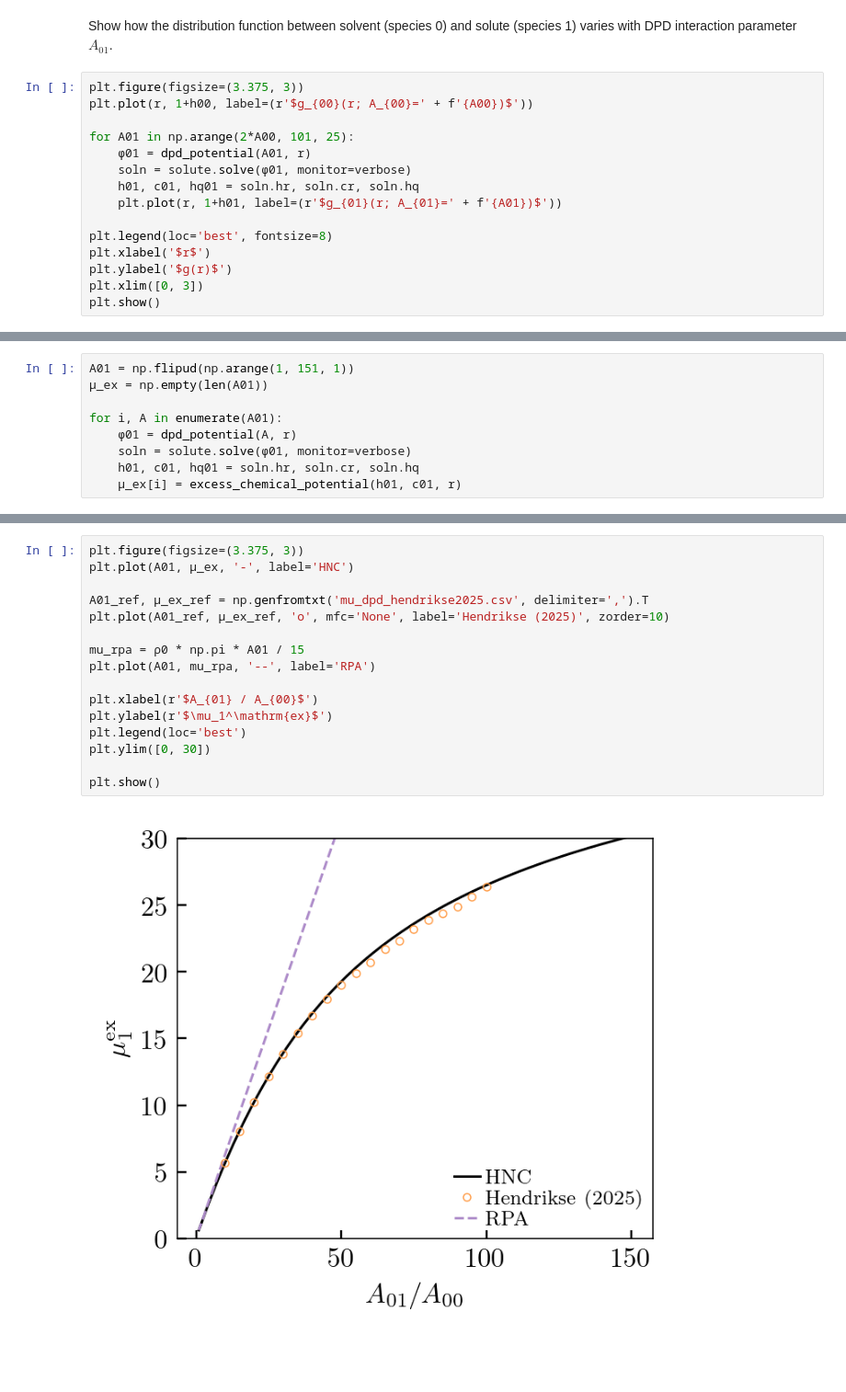
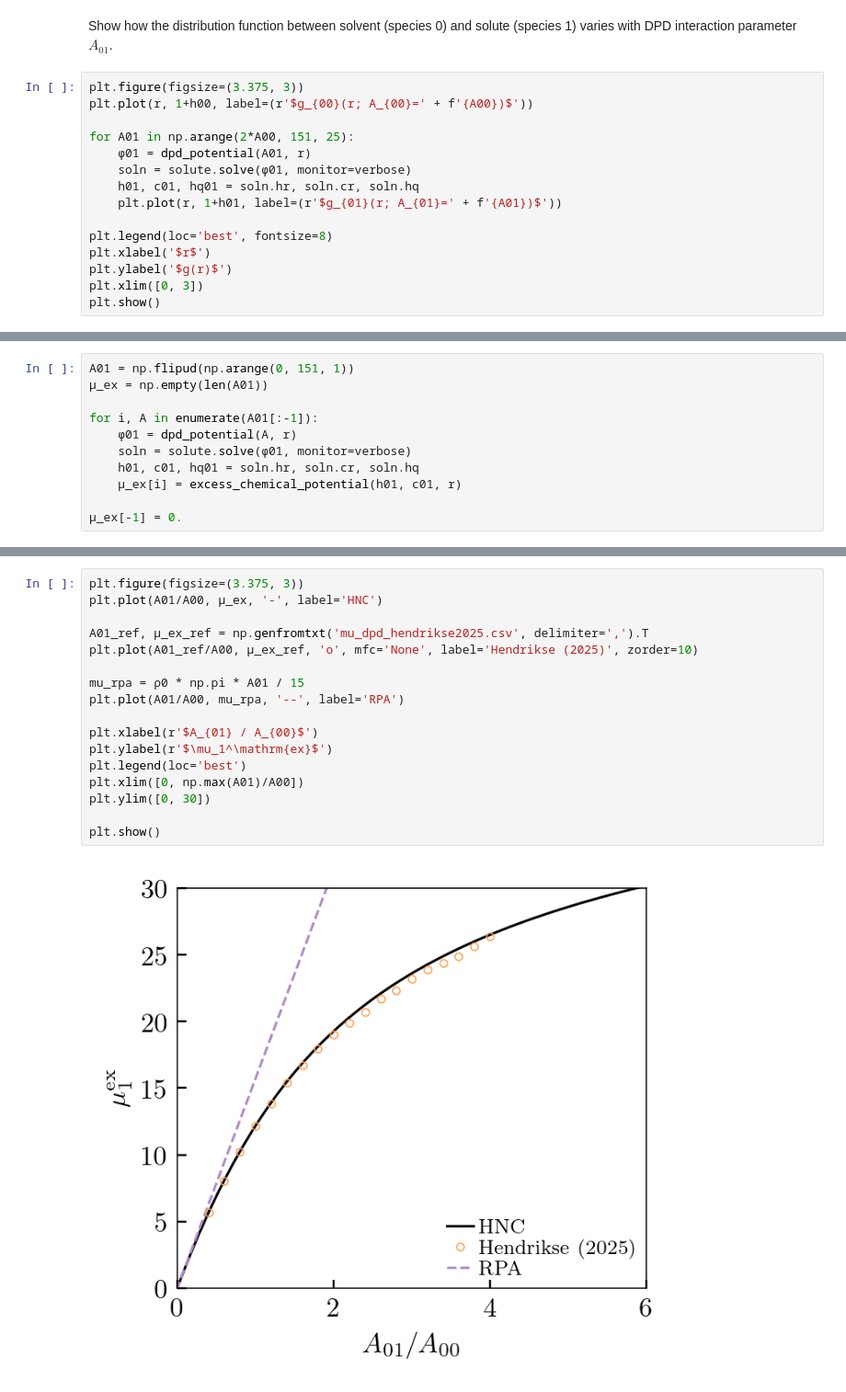
Before and after one commit to patrickbwarren/python3-HNC-solver, a Jupyter notebook: solute_demo.ipynb, the cells around one changed output, grey strips where cells are left out. Shown: that part at 92% size. Saved outputs shown, nothing was run; the diff lists cells and outputs as text; blank space fills up the shorter version.

Commit message:
Fix xaxis label and other minor tweaks

```diff
--- a/solute_demo.ipynb
+++ b/solute_demo.ipynb
@@ -150,7 +150,7 @@ Show how the distribution function between solvent (species 0) and solute (speci
 plt.figure(figsize=(3.375, 3))
 plt.plot(r, 1+h00, label=(r'$g_{00}(r; A_{00}=' + f'{A00})$'))
 
-for A01 in np.arange(2*A00, 101, 25):
+for A01 in np.arange(2*A00, 151, 25):
     φ01 = dpd_potential(A01, r)
     soln = solute.solve(φ01, monitor=verbose)
     h01, c01, hq01 = soln.hr, soln.cr, soln.hq
@@ -183,10 +183,12 @@ pyHNC.solve: Picard converged
 # %%
-A01 = np.flipud(np.arange(1, 151, 1))
+A01 = np.flipud(np.arange(0, 151, 1))
 μ_ex = np.empty(len(A01))
 
-for i, A in enumerate(A01):
+for i, A in enumerate(A01[:-1]):
     φ01 = dpd_potential(A, r)
     soln = solute.solve(φ01, monitor=verbose)
     h01, c01, hq01 = soln.hr, soln.cr, soln.hq
     μ_ex[i] = excess_chemical_potential(h01, c01, r)
+
+μ_ex[-1] = 0.
 # %% [output]
@@ -209,19 +211,20 @@ pyHNC.solve: Picard iteration  123, error = 8.574e-13
 pyHNC.solve: Picard converged
 # %%
 plt.figure(figsize=(3.375, 3))
-plt.plot(A01, μ_ex, '-', label='HNC')
+plt.plot(A01/A00, μ_ex, '-', label='HNC')
 
 A01_ref, μ_ex_ref = np.genfromtxt('mu_dpd_hendrikse2025.csv', delimiter=',').T
-plt.plot(A01_ref, μ_ex_ref, 'o', mfc='None', label='Hendrikse (2025)', zorder=10)
+plt.plot(A01_ref/A00, μ_ex_ref, 'o', mfc='None', label='Hendrikse (2025)', zorder=10)
 
 mu_rpa = ρ0 * np.pi * A01 / 15
-plt.plot(A01, mu_rpa, '--', label='RPA')
+plt.plot(A01/A00, mu_rpa, '--', label='RPA')
 
 plt.xlabel(r'$A_{01} / A_{00}$')
 plt.ylabel(r'$\mu_1^\mathrm{ex}$')
 plt.legend(loc='best')
+plt.xlim([0, np.max(A01)/A00])
 plt.ylim([0, 30])
 
 plt.show()
 # %% [output]
-[figure, old version]
+[figure, new version]
```
Also changed, not shown: parts of 2 cells of this notebook.
